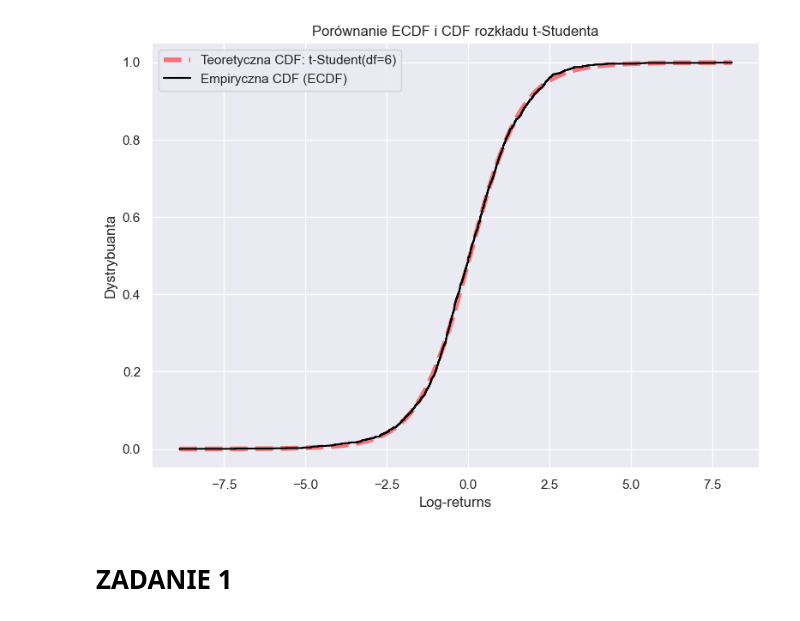
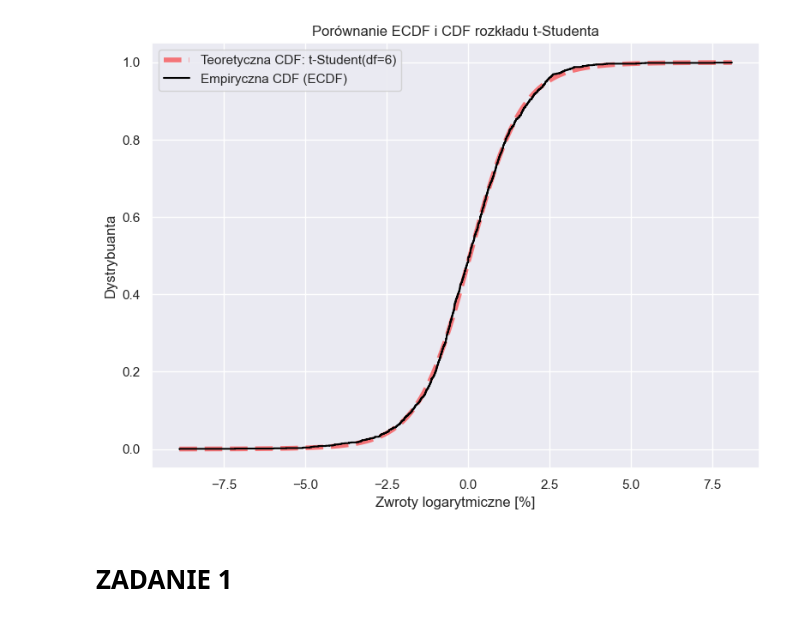
Before and after one commit to mathieuboro/nvidia_risk_management, a Jupyter notebook: projekt-3.ipynb, the cells around one changed output. Drawn from its saved outputs; the diff is of its cells as text; code cells hidden in the pictures.

```diff
--- a/projekt-3.ipynb
+++ b/projekt-3.ipynb
@@ -106,23 +106,23 @@ Nie ma podstaw do odrzucenia hipotezy zerowej: dane mogą pochodzić z rozkładu
 # %%
 ecdf = ECDF(log_returns_copper)
 
 # Siatka do wykresu
 x = np.linspace(min(log_returns_copper), max(log_returns_copper), 1000)
 t_cdf = st.t.cdf(x, df=d_f, loc=loc, scale=sc)
 
 # Wykres
 plt.figure(figsize=(8, 6))
 plt.plot(x, t_cdf, label=f'Teoretyczna CDF: t-Student(df={d_f})', color='red', linewidth=4, alpha=0.5, linestyle='dashed')
 plt.step(ecdf.x, ecdf.y, label='Empiryczna CDF (ECDF)', where='post', color='black')
 plt.title('Porównanie ECDF i CDF rozkładu t-Studenta')
-plt.xlabel('Log-returns')
+plt.xlabel('Zwroty logarytmiczne [%]')
 plt.ylabel('Dystrybuanta')
 plt.legend()
 plt.grid(True)
 plt.tight_layout()
 plt.show()
 # %% [output]
-[figure, old version]
+[figure, new version]
 # %% [markdown]
 # ZADANIE 1
 # %% [markdown]
```
Also changed, not shown: parts of 17 cells of this notebook.
